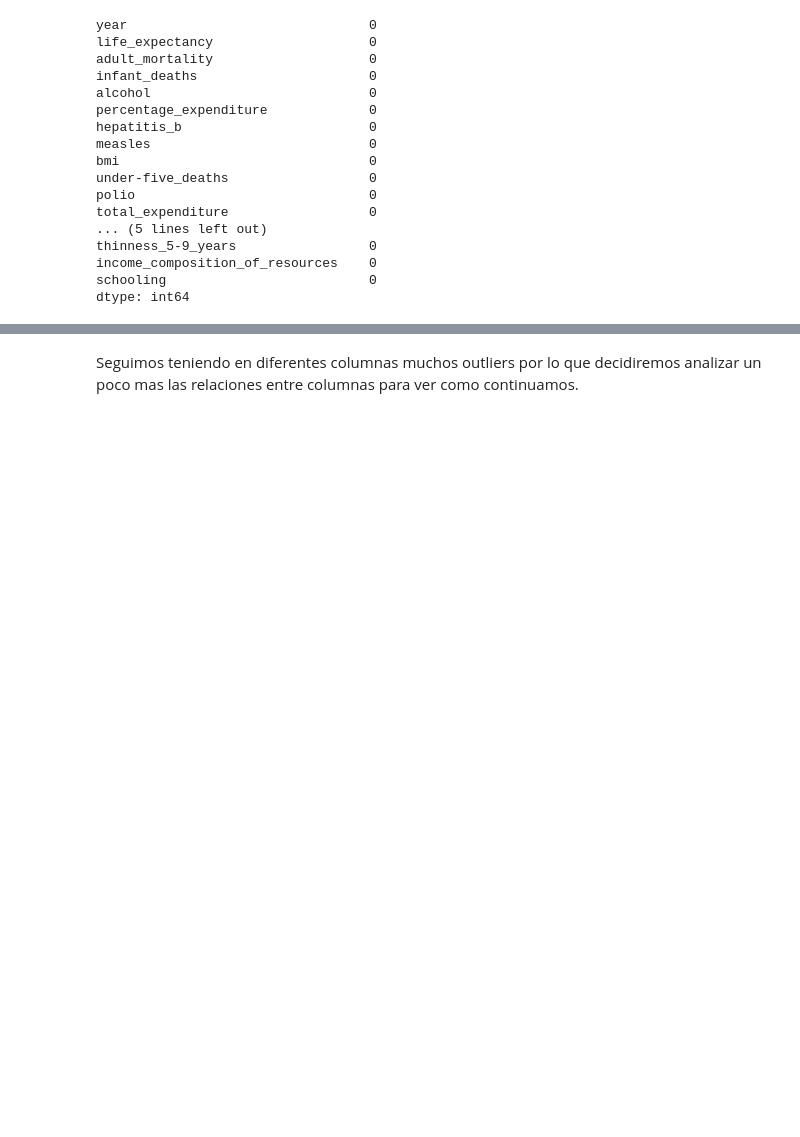
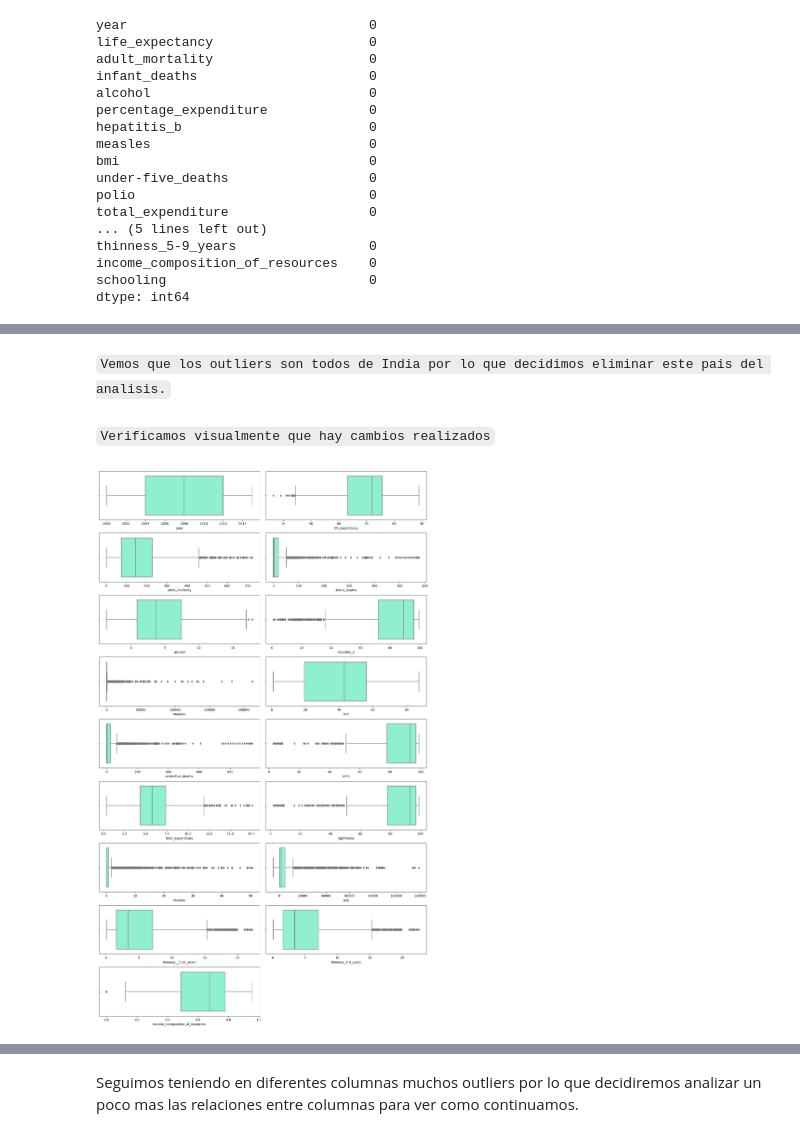
Before and after one commit to Adalab/DA-promo-c-modulo-3-sprint-1-Ximena-Anahi, a Jupyter notebook: 1. Regresion Lineal/1.pp-intro-machine-learning.ipynb, the cells around one changed output, grey strips where cells are left out. Cells and saved outputs as stored; diff of their text form; code cells hidden in the pictures; blank space fills up the shorter version.

```diff
--- a/1. Regresion Lineal/1.pp-intro-machine-learning.ipynb
+++ b/1. Regresion Lineal/1.pp-intro-machine-learning.ipynb
@@ -392,0 +492,2 @@ df.iloc[624:770,:]
+# %%
+df.drop(columns=['population', 'percentage_expenditure'], axis=1,inplace=True)
@@ -392,0 +522,2 @@ df.iloc[624:770,:]
+# %% [markdown]
+`Vemos que los outliers son todos de India por lo que decidimos eliminar este pais del analisis.`
@@ -392,0 +530,14 @@ df.iloc[624:770,:]
+# %% [markdown]
+`Verificamos visualmente que hay cambios realizados`
+# %%
+fig, axes = plt.subplots(9, 2, figsize=(15,25))
+axes = axes.flat
+for indice, columna in enumerate(numericas_outliers.columns):
+    sns.boxplot(x = numericas_outliers[columna], data = df, ax=axes[indice], color = "aquamarine"); # para trazar una línea de densidad
+plt.tight_layout()
+fig.delaxes(axes[-1])
+plt.show()
+
+#Verificamos visualmente que hay cambios realizados en 'infant_deaths'
+# %% [output]
+[figure, added]
```
Also changed, not shown: parts of 33 cells of this notebook, 11 other files.
